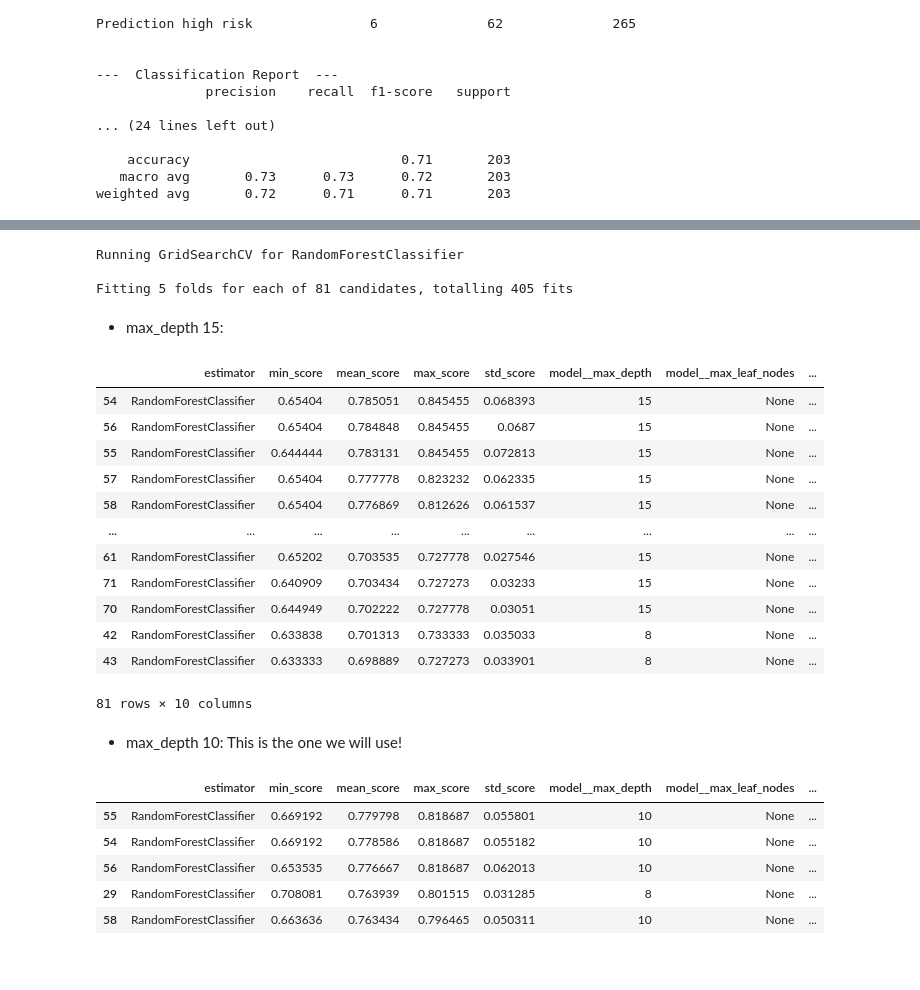
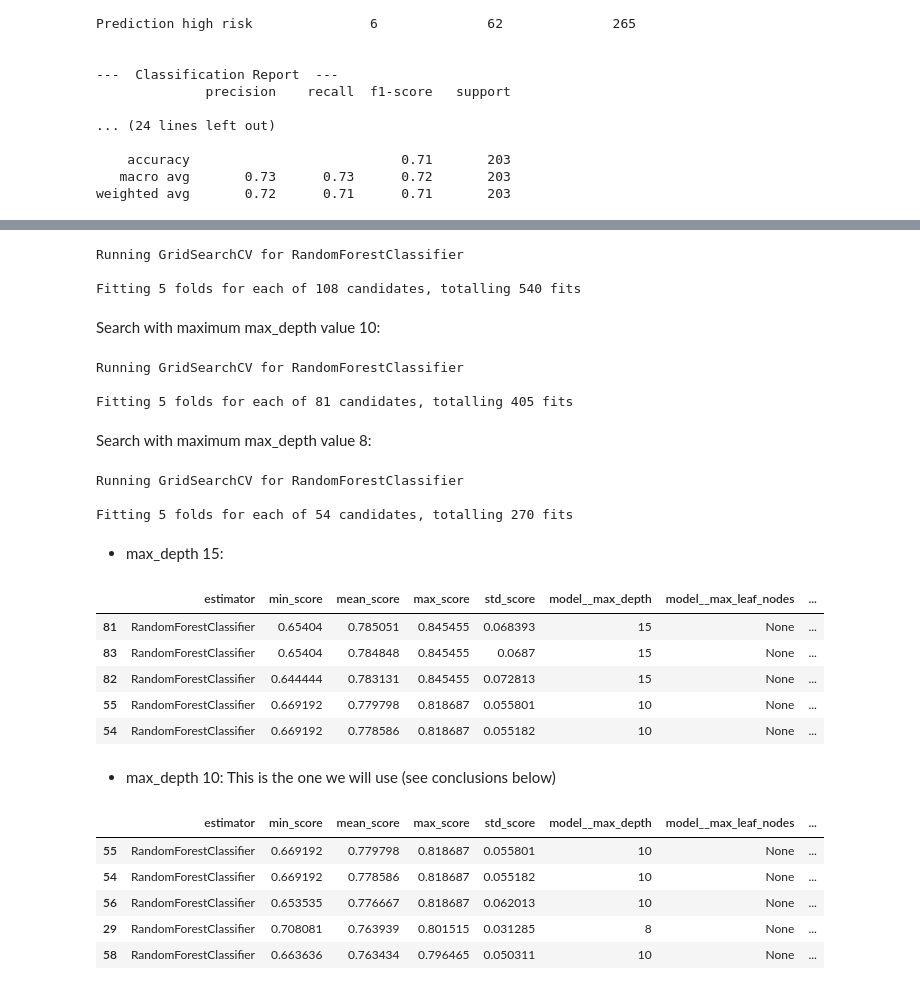
Before and after one commit to theresaabl/ML-maternal-health-risk, a Jupyter notebook: jupyter_notebooks/06-ModellingAndEvaluation-ClassificationA.ipynb, the cells around one changed output, grey strips where cells are left out. Drawn from its saved outputs; the diff is of its cells as text; code cells hidden in the pictures.

```diff
--- a/jupyter_notebooks/06-ModellingAndEvaluation-ClassificationA.ipynb
+++ b/jupyter_notebooks/06-ModellingAndEvaluation-ClassificationA.ipynb
@@ -201,8 +201,7 @@ class HyperparameterOptimizationSearch:
         for key in self.keys:
             print(f"\nRunning GridSearchCV for {key} \n")
 
-            model =
-            (self.models[key])
+            model = PipelineClassifier(self.models[key])
             params = self.params[key]
             gs = GridSearchCV(model, params, cv=cv, n_jobs=n_jobs,
                               verbose=verbose, scoring=scoring, )
@@ -747,14 +736,17 @@ models_search = {
 }
 
 params_search = {
+    # We include the parameters searched for for all three cases
+    # maximum max_depth of 15, 10, 8
+    # comment and uncomment depending on which case we are interested in
     "RandomForestClassifier": {
         'model__n_estimators': [100, 140, 200],
         # step 1: allow max_depth up to 15
         # 'model__max_depth': [6, 8, 10, 15],
         # step 2: allow max_depth up to 10
-        'model__max_depth': [6, 8, 10],
+        # 'model__max_depth': [6, 8, 10],
         # step 3: limit max_depth to max 8
-        # 'model__max_depth': [6, 8],
+        'model__max_depth': [6, 8],
         'model__min_samples_split': [2, 5, 50],
         'model__min_samples_leaf': [1, 2, 20],
         'model__max_leaf_nodes': [None]
@@ -763,6 +757,6 @@ params_search = {
 # %%
-search = HyperparameterOptimizationSearch(models=models_search, params=params_search)
-search.fit(
+search_d15 = HyperparameterOptimizationSearch(models=models_search, params=params_search)
+search_d15.fit(
                 X_train,
                 y_train,
                 scoring = make_scorer(recall_score, average="macro"),
@@ -771,26 +765,47 @@ search.fit(
 # %% [output]
 Running GridSearchCV for RandomForestClassifier
 
-Fitting 5 folds for each of 81 candidates, totalling 405 fits
+Fitting 5 folds for each of 108 candidates, totalling 540 fits
+# %% [markdown]
+Search with maximum max_depth value 10:
+# %%
+search_d10 = HyperparameterOptimizationSearch(models=models_search, params=params_search)
+search_d10.fit(
+                X_train,
+                y_train,
+                scoring = make_scorer(recall_score, average="macro"),
+                n_jobs=-1,
+                cv=5)
+# %% [output]
+Running GridSearchCV for RandomForestClassifier
+
+Fitting 5 folds for each of 81 candidates, totalling 405 fits
+# %% [markdown]
+Search with maximum max_depth value 8:
+# %%
+search_d8 = HyperparameterOptimizationSearch(models=models_search, params=params_search)
+search_d8.fit(
+                X_train,
+                y_train,
+                scoring = make_scorer(recall_score, average="macro"),
+                n_jobs=-1,
+                cv=5)
+# %% [output]
+Running GridSearchCV for RandomForestClassifier
+
+Fitting 5 folds for each of 54 candidates, totalling 270 fits
 # %% [markdown]
 * max_depth 15:
 # %%
-grid_search_summary_ave_rf, grid_search_pipelines_ave_rf = search.score_summary(sort_by='mean_score')
-grid_search_summary_ave_rf.head()
+grid_search_summary_d15, grid_search_pipelines_d15 = search_d15.score_summary(sort_by='mean_score')
+grid_search_summary_d15.head()
 # %% [output]
 |  | estimator | min_score | mean_score | max_score | std_score | model__max_depth | model__max_leaf_nodes | ... |
-| 54 | RandomForestClassifier | 0.65404 | 0.785051 | 0.845455 | 0.068393 | 15 | None | ... |
-| 56 | RandomForestClassifier | 0.65404 | 0.784848 | 0.845455 | 0.0687 | 15 | None | ... |
-| 55 | RandomForestClassifier | 0.644444 | 0.783131 | 0.845455 | 0.072813 | 15 | None | ... |
-| 57 | RandomForestClassifier | 0.65404 | 0.777778 | 0.823232 | 0.062335 | 15 | None | ... |
-| 58 | RandomForestClassifier | 0.65404 | 0.776869 | 0.812626 | 0.061537 | 15 | None | ... |
-| ... | ... | ... | ... | ... | ... | ... | ... | ... |
-| 61 | RandomForestClassifier | 0.65202 | 0.703535 | 0.727778 | 0.027546 | 15 | None | ... |
-| 71 | RandomForestClassifier | 0.640909 | 0.703434 | 0.727273 | 0.03233 | 15 | None | ... |
-| 70 | RandomForestClassifier | 0.644949 | 0.702222 | 0.727778 | 0.03051 | 15 | None | ... |
-| 42 | RandomForestClassifier | 0.633838 | 0.701313 | 0.733333 | 0.035033 | 8 | None | ... |
-| 43 | RandomForestClassifier | 0.633333 | 0.698889 | 0.727273 | 0.033901 | 8 | None | ... |
+| 81 | RandomForestClassifier | 0.65404 | 0.785051 | 0.845455 | 0.068393 | 15 | None | ... |
+| 83 | RandomForestClassifier | 0.65404 | 0.784848 | 0.845455 | 0.0687 | 15 | None | ... |
+| 82 | RandomForestClassifier | 0.644444 | 0.783131 | 0.845455 | 0.072813 | 15 | None | ... |
+| 55 | RandomForestClassifier | 0.669192 | 0.779798 | 0.818687 | 0.055801 | 10 | None | ... |
+| 54 | RandomForestClassifier | 0.669192 | 0.778586 | 0.818687 | 0.055182 | 10 | None | ... |
-81 rows × 10 columns
 # %% [markdown]
-* max_depth 10:  This is the one we will use!
+* max_depth 10:  This is the one we will use (see conclusions below)
 # %%
```
Also changed, not shown: parts of 73 cells of this notebook, 4 other files.
